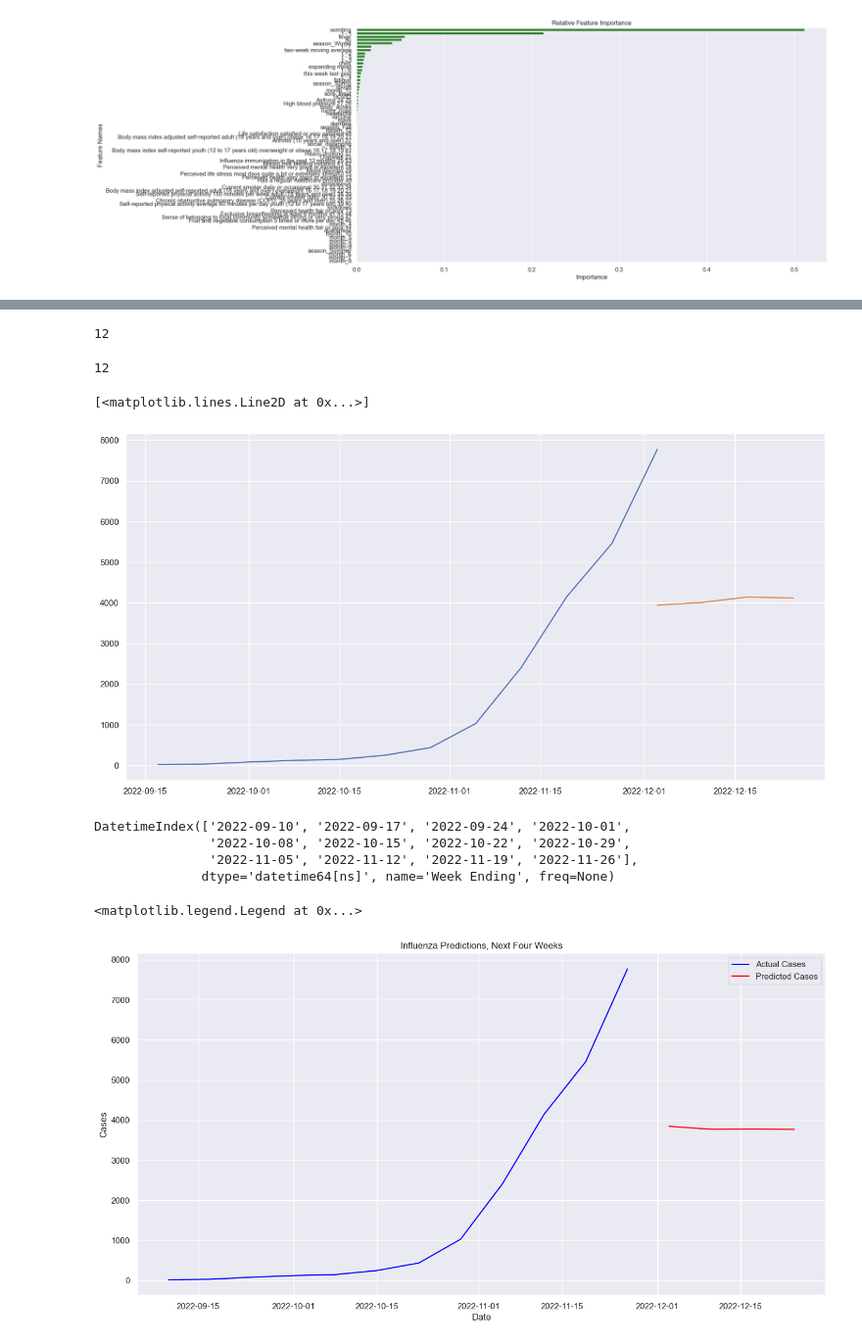
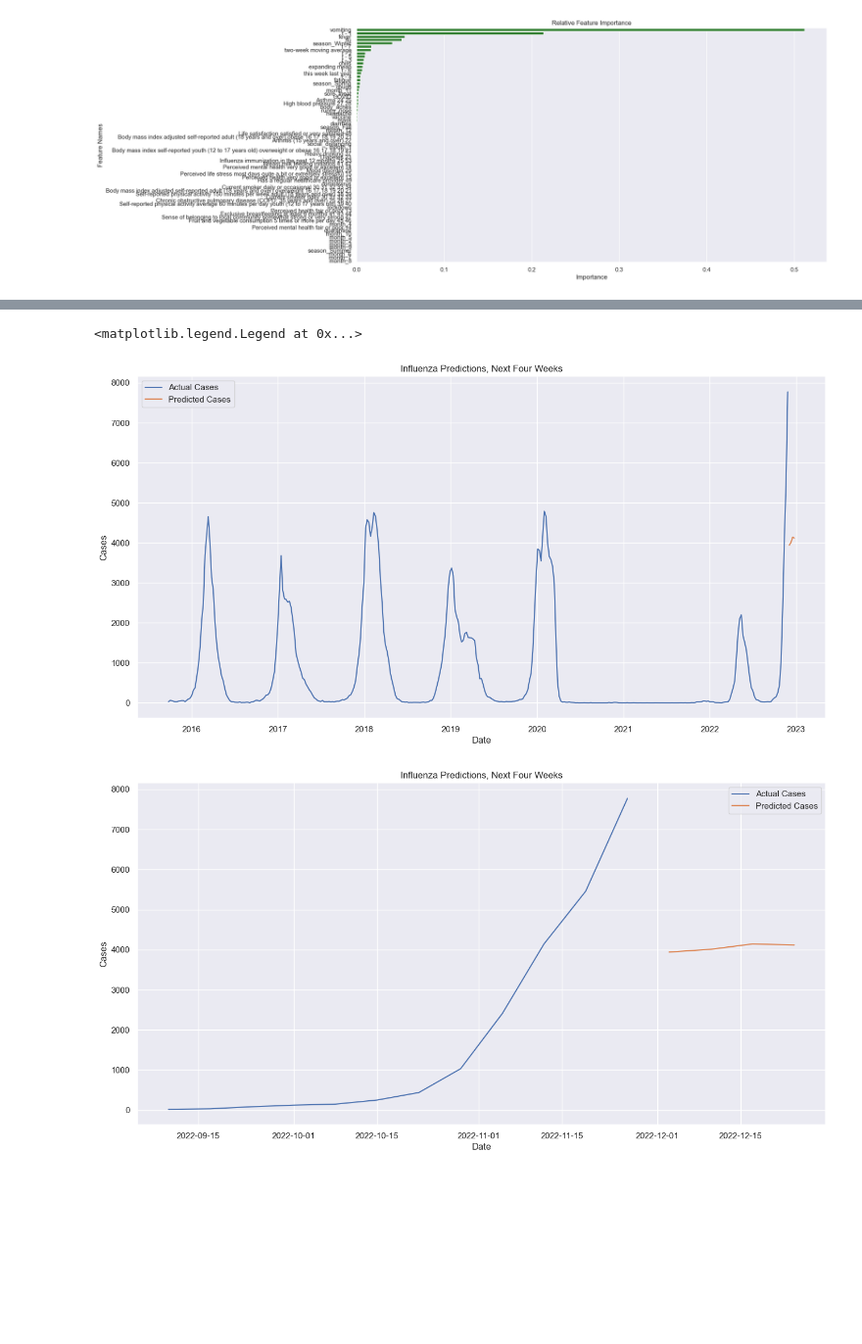
Before and after one commit to jess-moloney/LHL_final_project_influenza_forecasting, a Jupyter notebook: notebooks/Pipeline_v2.ipynb, the cells around one changed output, grey strips where cells are left out. Shown at 98% size. Cells and saved outputs as stored; diff of their text form; code cells hidden in the pictures; blank space fills up the shorter version.

```diff
--- a/notebooks/Pipeline_v2.ipynb
+++ b/notebooks/Pipeline_v2.ipynb
@@ -380,5 +384,3 @@ results_matrix
 [figure]
 [figure]
 [figure]
-# %%
-df_to_predict = pd.DataFrame(df_to_predict).T
@@ -405,2 +386,0 @@ array([3941., 4010., 4144., 4117.])
-# %%
-df_flu = pickle.load(open(r"..\data\flu_cases\df_flu_total.pkl", "rb" ))
@@ -479,34 +397,22 @@ array([[  33.],
-# %%
-len(dates[-15:-3])
-# %% [output]
-12
-# %%
-len(df_flu.iloc[-13:-1].values)
-# %% [output]
-12
-# %%
-plt.figure()
-plt.plot(dates[-15:-3], df_flu.iloc[-13:-1].values, label='Actual Cases')
-plt.plot(dates[-4:], preds_future_df.iloc[0,:].values, label='Predicted Cases')
-# %% [output]
-[<matplotlib.lines.Line2D at 0x...>]
-[figure, removed]
-# %%
-df_flu[-12:].index
-# %% [output]
-DatetimeIndex(['2022-09-10', '2022-09-17', '2022-09-24', '2022-10-01',
-               '2022-10-08', '2022-10-15', '2022-10-22', '2022-10-29',
-               '2022-11-05', '2022-11-12', '2022-11-19', '2022-11-26'],
-              dtype='datetime64[ns]', name='Week Ending', freq=None)
 # %%
+# all dates
 plt.figure()
-plt.plot(df_flu[-12:].index, df_flu[-12:].values, color='blue', label='Actual Cases')
-# plt.plot(dates[-4:], df_flu[-4:].values, color='green', label='Actual Cases')
-plt.plot(dates[-4:], preds_future_df.iloc[0,:].values, color='red', label='Predicted Cases')
+plt.plot(dates[:-4], df_flu[3:-1].values, label='Actual Cases')
+plt.plot(dates[-4:], preds_future_df.iloc[0,:].values, label='Predicted Cases')
 plt.title(f'Influenza Predictions, Next Four Weeks')
 plt.xlabel('Date')
 plt.ylabel('Cases')
 plt.legend()
+
+# zoom plot
+plt.figure()
+plt.plot(dates[-16:-4], df_flu.iloc[-13:-1].values, label='Actual Cases')
+plt.plot(dates[-4:], preds_future_df.iloc[0,:].values, label='Predicted Cases')
+plt.title(f'Influenza Predictions, Next Four Weeks')
+plt.xlabel('Date')
+plt.ylabel('Cases')
+plt.legend()
 # %% [output]
 <matplotlib.legend.Legend at 0x...>
-[figure, old version]
+[figure, new version]
+[figure, added]
```
Also changed, not shown: parts of 30 cells of this notebook.
